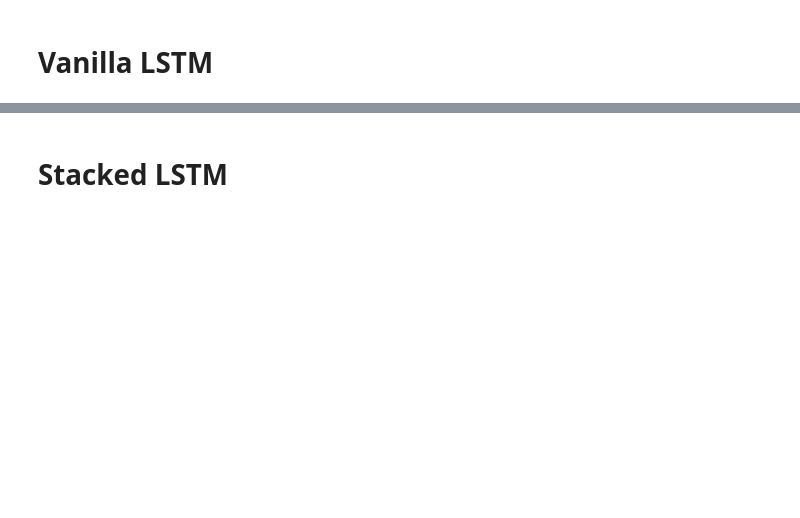
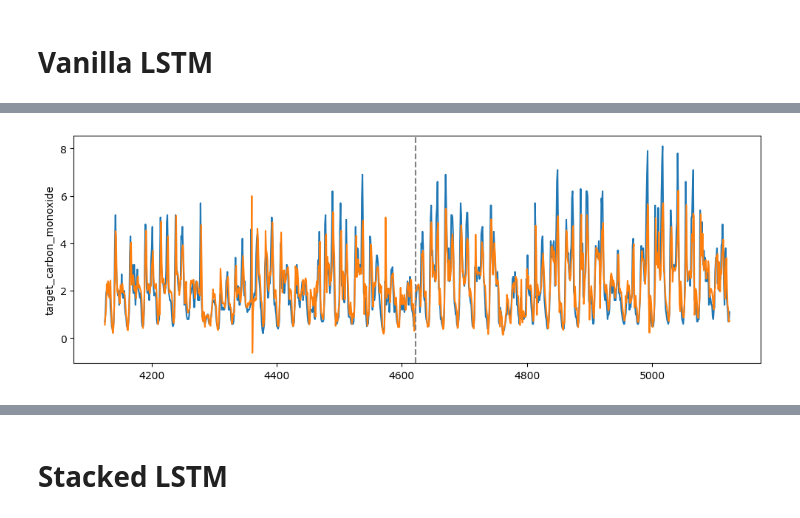
Before and after one commit to Rendi-Geospatial/MachineLearning, a Jupyter notebook: time_series/02 notebooks/multivariate/03 invoke model.ipynb, the cells around one changed output, grey strips where cells are left out. Drawn from its saved outputs; the diff is of its cells as text; code cells hidden in the pictures; blank space fills up the shorter version.

```diff
--- a/time_series/02 notebooks/multivariate/03 invoke model.ipynb
+++ b/time_series/02 notebooks/multivariate/03 invoke model.ipynb
@@ -102,0 +133,9 @@ pred_train_vanilla.shape
+# %%
+# Plot partial
+plt.figure(figsize=(12,4))
+sns.lineplot(pred_vanilla.iloc[train_split-500:train_split+500,:], x=pred_vanilla.iloc[train_split-500:train_split+500,:].index, y='target_carbon_monoxide')
+sns.lineplot(pred_vanilla.iloc[train_split-500:train_split+500,:], x=pred_vanilla.iloc[train_split-500:train_split+500,:].index, y='prediction')
+plt.axvline(train_split, linestyle='--', color='grey')
+plt.show()
+# %% [output]
+[figure, added]
```
Also changed, not shown: parts of 28 cells of this notebook, 11 other files.
